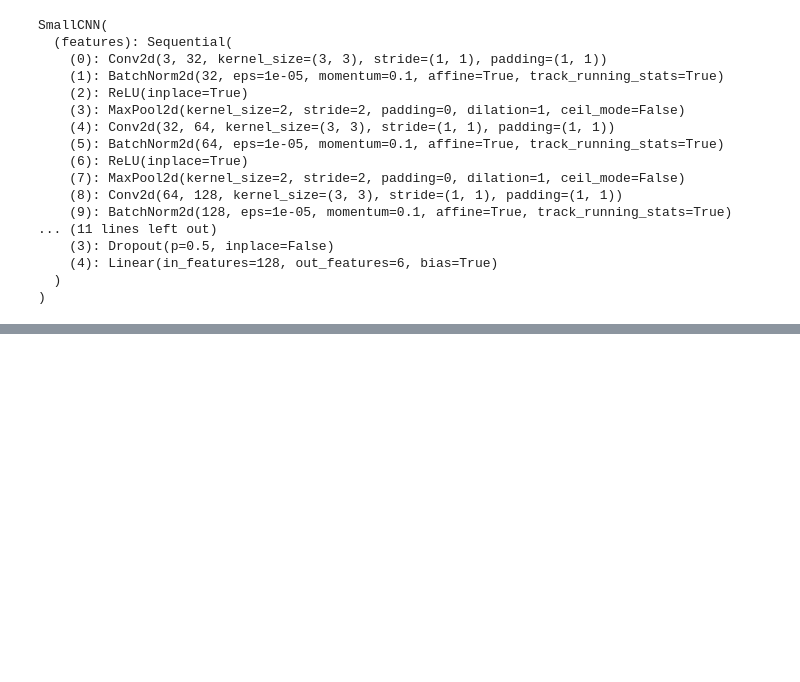
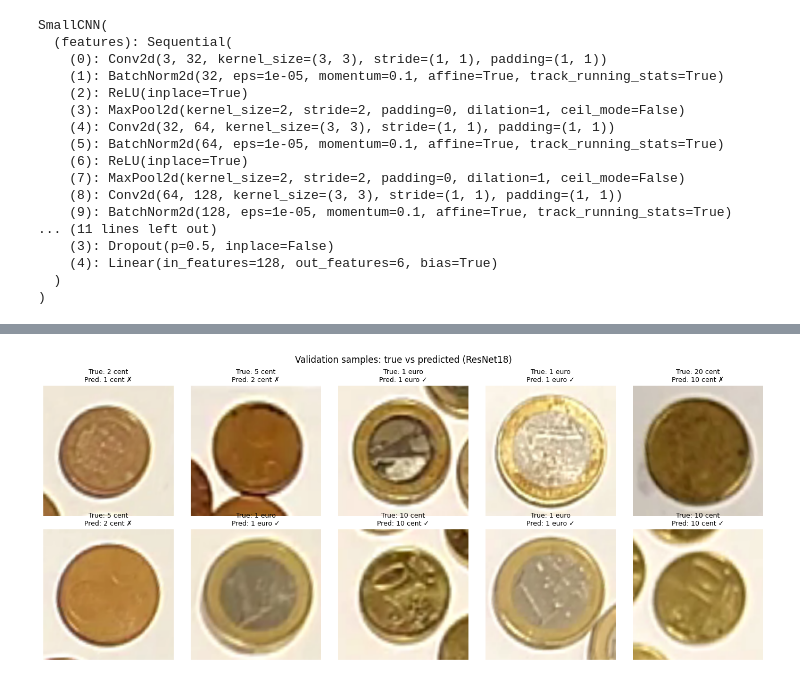
Before and after one commit to VidValda/realtime-coin-counter-svm-cht, a Jupyter notebook: coin_cnn_training.ipynb, the cells around one changed output, grey strips where cells are left out. Cells and saved outputs as stored; diff of their text form; code cells hidden in the pictures; blank space fills up the shorter version.

```diff
--- a/coin_cnn_training.ipynb
+++ b/coin_cnn_training.ipynb
@@ -322,3 +377,26 @@ plt.show()
 # %%
 torch.save({"model_state": model_cnn.state_dict(), "class_names": CLASS_NAMES}, "coin_cnn.pt")
 torch.save({"model_state": model_resnet.state_dict(), "class_names": CLASS_NAMES}, "coin_resnet18.pt")
+# %%
+model_resnet.eval()
+val_subset = val_ds.subset  # access the underlying subset to get full_ds indices
+n_show = min(10, len(val_ds))
+indices = random.sample(range(len(val_ds)), n_show)
+
+fig, axes = plt.subplots(2, 5, figsize=(14, 6))
+axes = axes.flat
+for i, idx in enumerate(indices):
+    full_ds_idx = val_subset.indices[idx]
+    raw_img, true_label = full_ds[full_ds_idx]
+    img_tensor, _ = val_ds[idx]
+    with torch.no_grad():
+        pred = model_resnet(img_tensor.unsqueeze(0).to(device)).argmax(1).item()
+    axes[i].imshow(raw_img)
+    correct = "✓" if pred == true_label else "✗"
+    axes[i].set_title(f"True: {CLASS_NAMES[true_label]}\nPred: {CLASS_NAMES[pred]} {correct}", fontsize=9)
+    axes[i].axis("off")
+plt.suptitle("Validation samples: true vs predicted (ResNet18)", fontsize=12)
+plt.tight_layout()
+plt.show()
+# %% [output]
+[figure, added]
```
Also changed, not shown: parts of 8 cells of this notebook, 3 other files.
